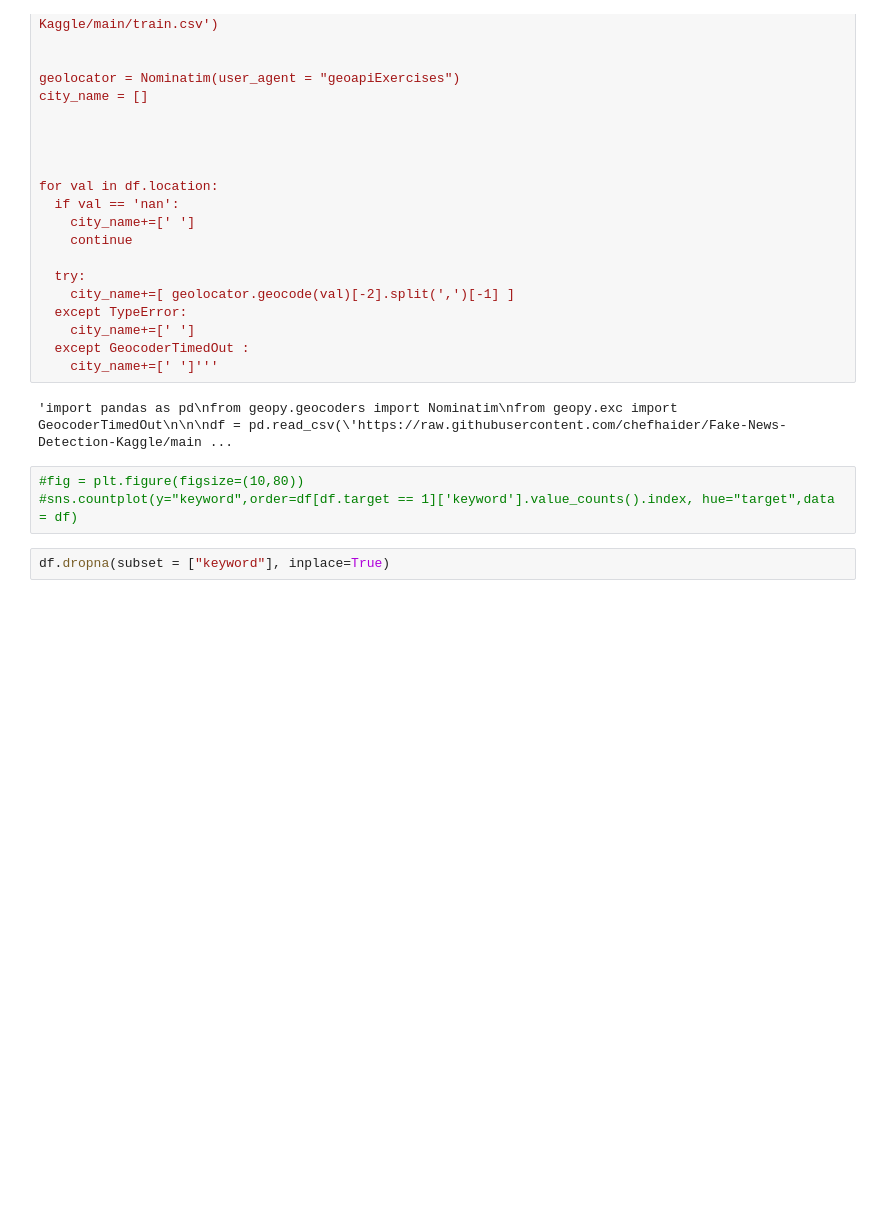
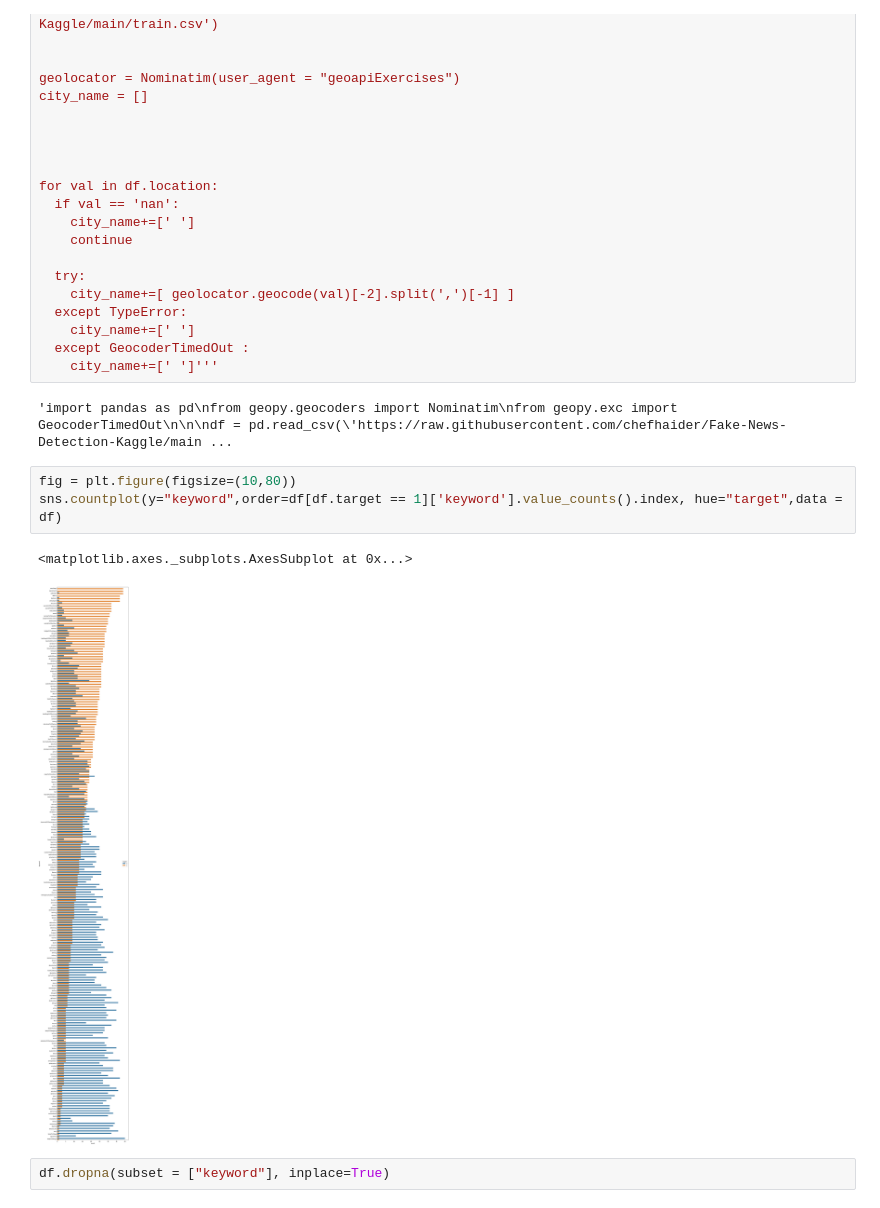
Before and after one commit to MuhammadHaiderZaidi/Checkers-Min-MAX-algorithim-optimized-by-multiprocessing, a Jupyter notebook: Copy_of_notebook.ipynb, the cells around one changed output. Saved outputs shown, nothing was run; the diff lists cells and outputs as text; blank space fills up the shorter version.

```diff
--- a/Copy_of_notebook.ipynb
+++ b/Copy_of_notebook.ipynb
@@ -71,8 +71,11 @@ for val in df.location:
 # %% [output]
 'import pandas as pd\nfrom geopy.geocoders import Nominatim\nfrom geopy.exc import GeocoderTimedOut\n\n\ndf = pd.read_csv(\'https://raw.githubusercontent.com/chefhaider/Fake-News-Detection-Kaggle/main ...
 # %%
-#fig = plt.figure(figsize=(10,80))
-#sns.countplot(y="keyword",order=df[df.target == 1]['keyword'].value_counts().index, hue="target",data = df)
+fig = plt.figure(figsize=(10,80))
+sns.countplot(y="keyword",order=df[df.target == 1]['keyword'].value_counts().index, hue="target",data = df)
+# %% [output]
+<matplotlib.axes._subplots.AxesSubplot at 0x...>
+[figure, added]
 # %%
 df.dropna(subset = ["keyword"], inplace=True)
 # %%
```
